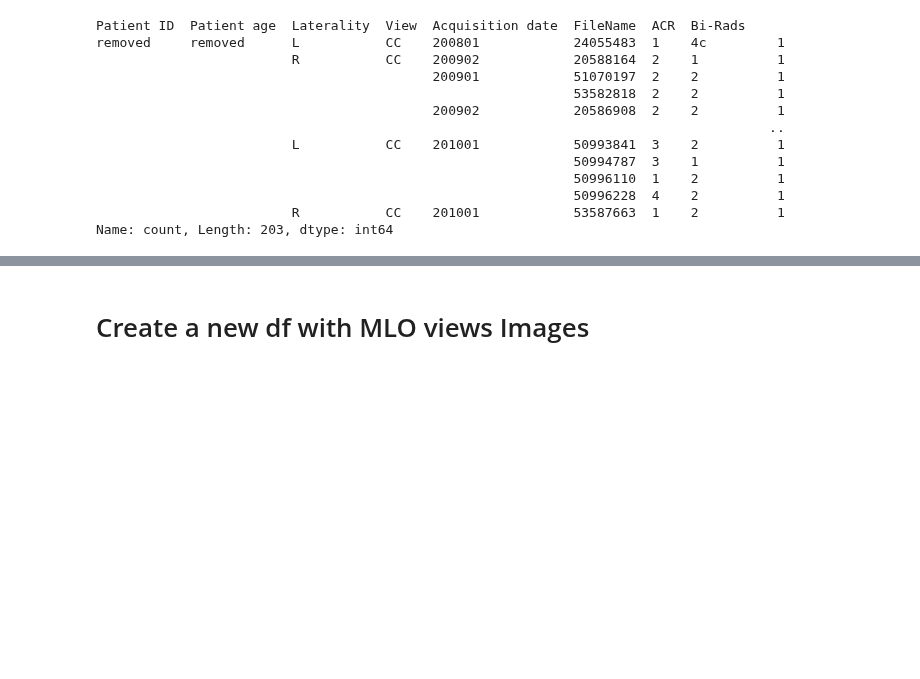
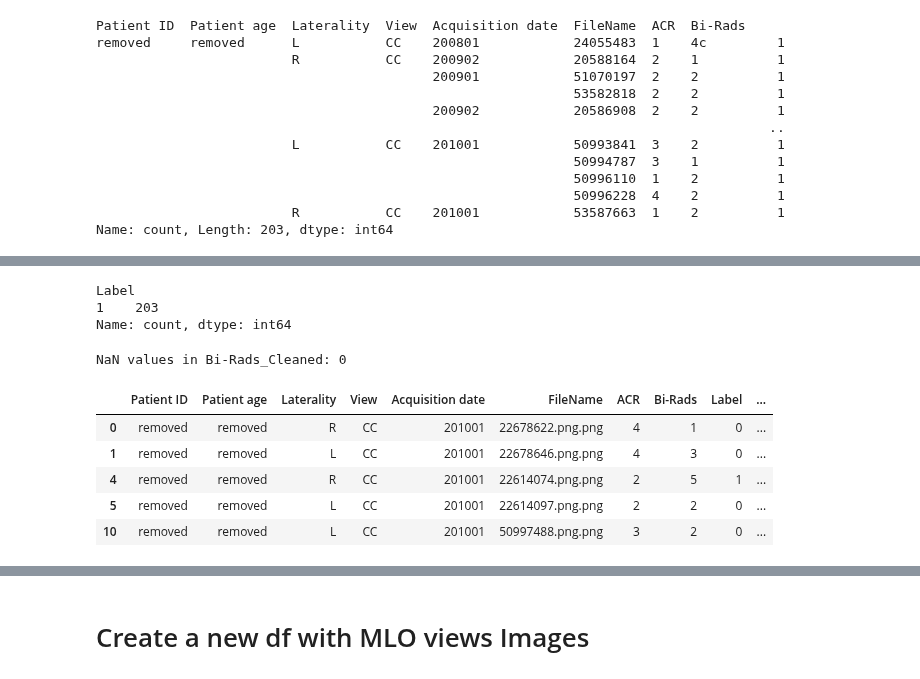
Before and after one commit to kiboiWanjohi/mammo, a Jupyter notebook: INBreast/INBreast_Dense_201.ipynb, the cells around one changed output, grey strips where cells are left out. Cells and saved outputs as stored; diff of their text form; code cells hidden in the pictures; blank space fills up the shorter version.

```diff
--- a/INBreast/INBreast_Dense_201.ipynb
+++ b/INBreast/INBreast_Dense_201.ipynb
@@ -161,0 +175,38 @@ Name: count, Length: 203, dtype: int64
+# %%
+# Map BI-RADS to binary labels (benign: 1,2,3; malignant: 4,5,6)
+CC_Views = CC_Views.copy()
+# %% [output]
+Label
+1    203
+Name: count, dtype: int64
+# %%
+# Clean Bi-Rads column: convert strings like '4a', '4b', '4c' to numeric 4
+def clean_birads(value):
+    if isinstance(value, str):
+        # Extract the numeric part (e.g., '4a' -> '4', '4c' -> '4')
+        value = ''.join(filter(str.isdigit, value))
+    try:
+        return int(value)
+    except (ValueError, TypeError):
+        return np.nan  # Handle invalid entries as NaN
+# %%
+CC_Views['Bi-Rads_Cleaned'] = CC_Views['Bi-Rads'].apply(clean_birads)
+# %%
+
+# Check for NaN values after cleaning
+print("NaN values in Bi-Rads_Cleaned:", CC_Views['Bi-Rads_Cleaned'].isna().sum())
+# %% [output]
+NaN values in Bi-Rads_Cleaned: 0
+# %%
+
+# Map BI-RADS to binary labels (benign: 1,2,3; malignant: 4,5,6)
+CC_Views['Label'] = CC_Views['Bi-Rads_Cleaned'].apply(lambda x: 0 if x in [1, 2, 3] else 1)
+# %%
+CC_Views.head()
+# %% [output]
+|  | Patient ID | Patient age | Laterality | View | Acquisition date | FileName | ACR | Bi-Rads | Label | ... |
+| 0 | removed | removed | R | CC | 201001 | 22678622.png.png | 4 | 1 | 0 | ... |
+| 1 | removed | removed | L | CC | 201001 | 22678646.png.png | 4 | 3 | 0 | ... |
+| 4 | removed | removed | R | CC | 201001 | 22614074.png.png | 2 | 5 | 1 | ... |
+| 5 | removed | removed | L | CC | 201001 | 22614097.png.png | 2 | 2 | 0 | ... |
+| 10 | removed | removed | L | CC | 201001 | 50997488.png.png | 3 | 2 | 0 | ... |
```
Also changed, not shown: parts of 13 cells of this notebook.
